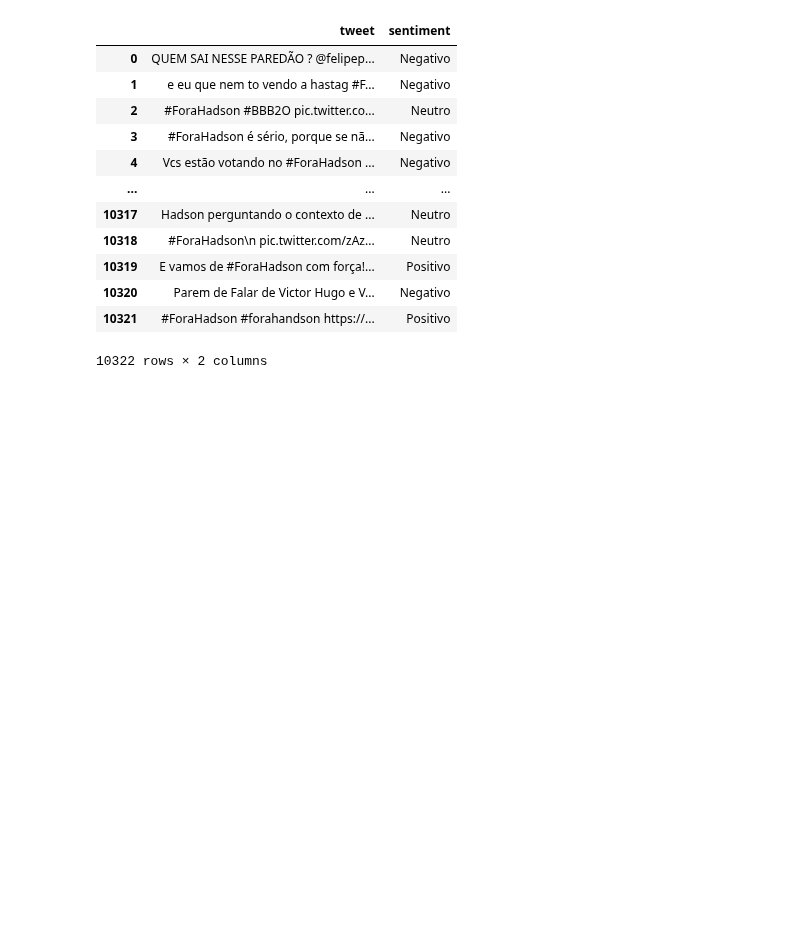
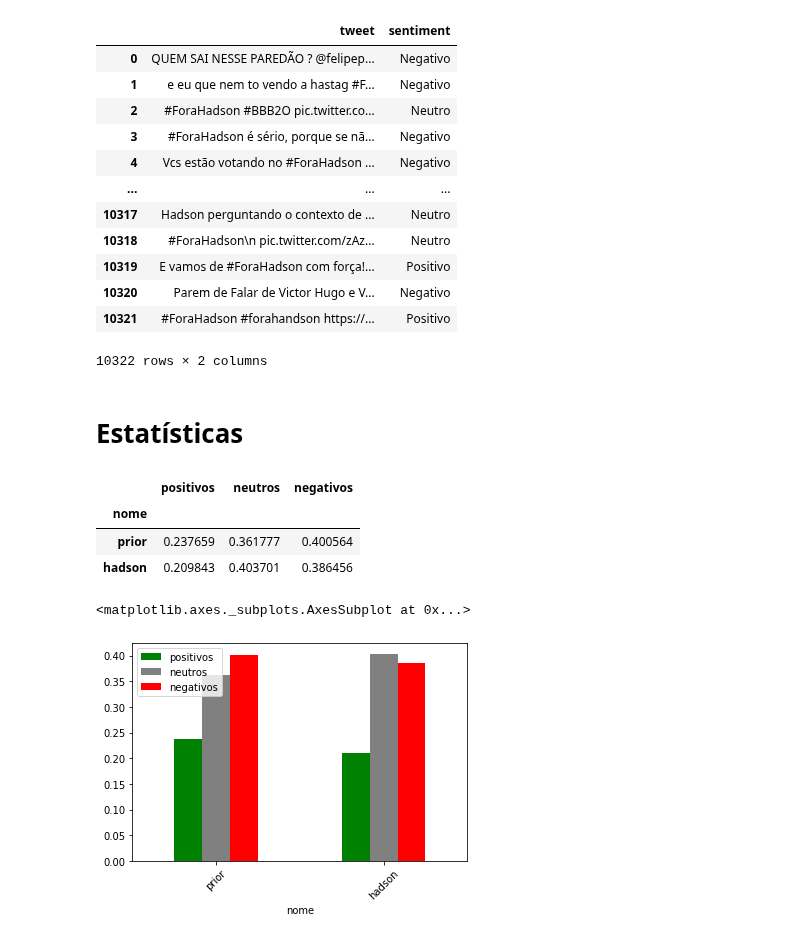
Before and after one commit to kenzosakiyama/BBBert20, a Jupyter notebook: paredao3/candidate_analysis.ipynb, the cells around one changed output. Drawn from its saved outputs; the diff is of its cells as text; code cells hidden in the pictures; blank space fills up the shorter version.

```diff
--- a/paredao3/candidate_analysis.ipynb
+++ b/paredao3/candidate_analysis.ipynb
@@ -56,3 +56,30 @@ cand2
 | 10320 | Parem de Falar de Victor Hugo e V... | Negativo |
 | 10321 | #ForaHadson #forahandson https://... | Positivo |
 10322 rows × 2 columns
+# %% [markdown]
+# Estatísticas
+# %%
+candidates = {"prior": cand1, "hadson": cand2}
+# %%
+statistics = {"nome": [], "positivos": [], "neutros": [], "negativos": []}
+for name in candidates.keys():
+    current_df = candidates[name]
+    n_tweets = len(current_df)
+    statistics["nome"].append(name)
+    statistics["positivos"].append((current_df["sentiment"] == "Positivo").sum()/n_tweets)
+    statistics["neutros"].append((current_df["sentiment"] == "Neutro").sum()/n_tweets)
+    statistics["negativos"].append((current_df["sentiment"] == "Negativo").sum()/n_tweets)
+# %%
+stats_df = pd.DataFrame.from_dict(statistics).set_index("nome")
+# %%
+stats_df
+# %% [output]
+|  | positivos | neutros | negativos |
+| nome |  |  |  |
+| prior | 0.237659 | 0.361777 | 0.400564 |
+| hadson | 0.209843 | 0.403701 | 0.386456 |
+# %%
+stats_df.plot.bar(rot=45, color=['green', 'gray', 'red'])
+# %% [output]
+<matplotlib.axes._subplots.AxesSubplot at 0x...>
+[figure, added]
```
Also changed, not shown: 3 other files.
